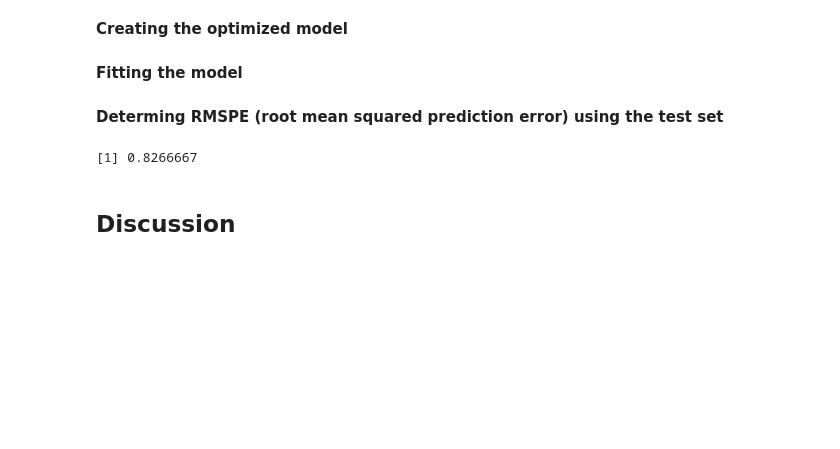
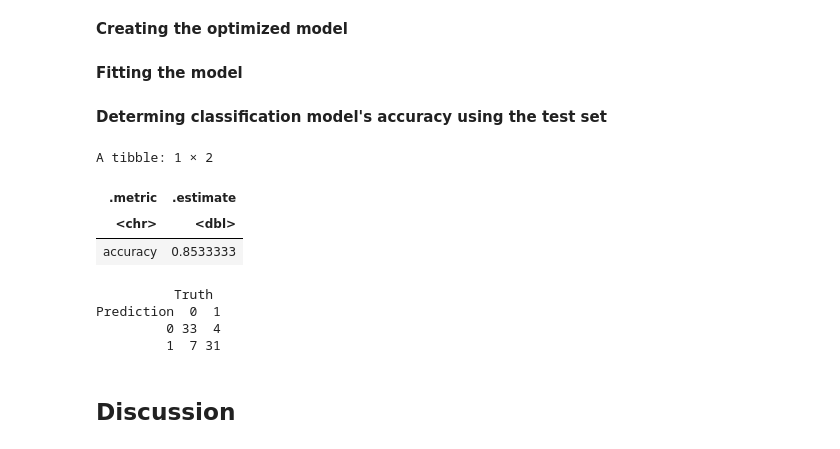
Before and after one commit to Yuvitee/DSCI-100-project, a Jupyter notebook: Heart Disease Proposal.ipynb, the cells around one changed output. Saved outputs shown, nothing was run; the diff lists cells and outputs as text; code cells hidden in the pictures; blank space fills up the shorter version.

```diff
--- a/Heart Disease Proposal.ipynb
+++ b/Heart Disease Proposal.ipynb
@@ -518,18 +575,34 @@ heart_fit <- workflow() |>
              add_model(heart_spec) |>
              fit(data = heart_train)
 # %% [markdown]
-**Determing RMSPE (root mean squared prediction error) using the test set**
+**Determing classification model's accuracy using the test set**
 # %%
 set.seed(978)
 
 heart_predictions <- predict(heart_fit, heart_test) |>
-                     bind_cols(heart_test) |>
-                     metrics(truth = heart_disease, estimate = .pred_class) |>
-                     filter(.metric == "accuracy") |>
-                     pull(.estimate)
-heart_predictions
+                     bind_cols(heart_test)
+
+predic_acc <- heart_predictions |>
+   metrics(truth = heart_disease, estimate = .pred_class) |>
+   filter(.metric == "accuracy") |>
+   select(.metric, .estimate)
+
+predic_acc
 # %% [output]
-[1] 0.8266667
+A tibble: 1 × 2
+| .metric | .estimate |
+| <chr> | <dbl> |
+| accuracy | 0.8533333 |
+# %%
+matrix <- heart_predictions |>
+    conf_mat(truth = heart_disease, estimate = .pred_class)
+
+matrix
+# %% [output]
+          Truth
+Prediction  0  1
+         0 33  4
+         1  7 31
 # %% [markdown]
 ## Discussion
 # %% [markdown]
```
Also changed, not shown: parts of 12 cells of this notebook.
